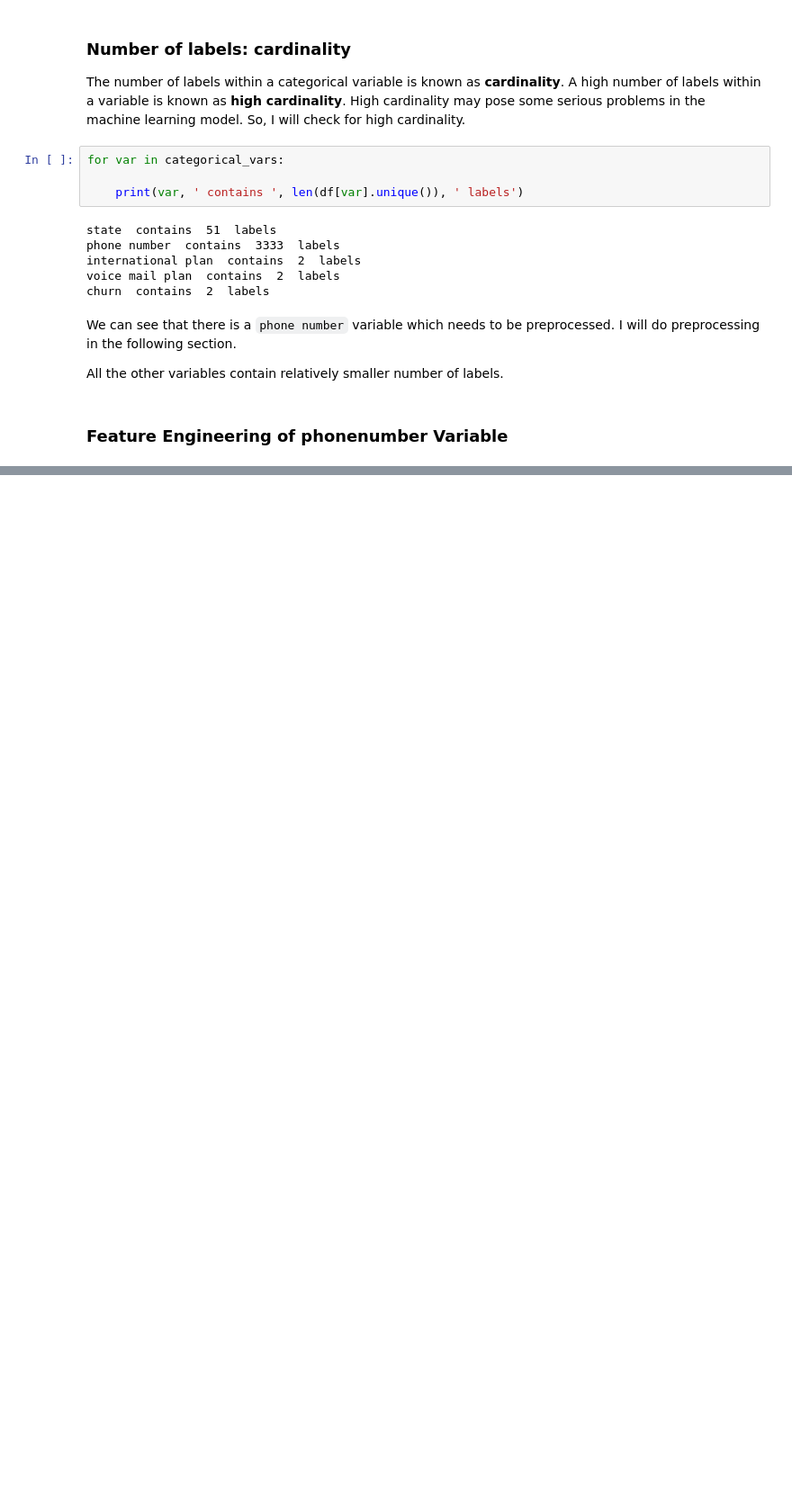
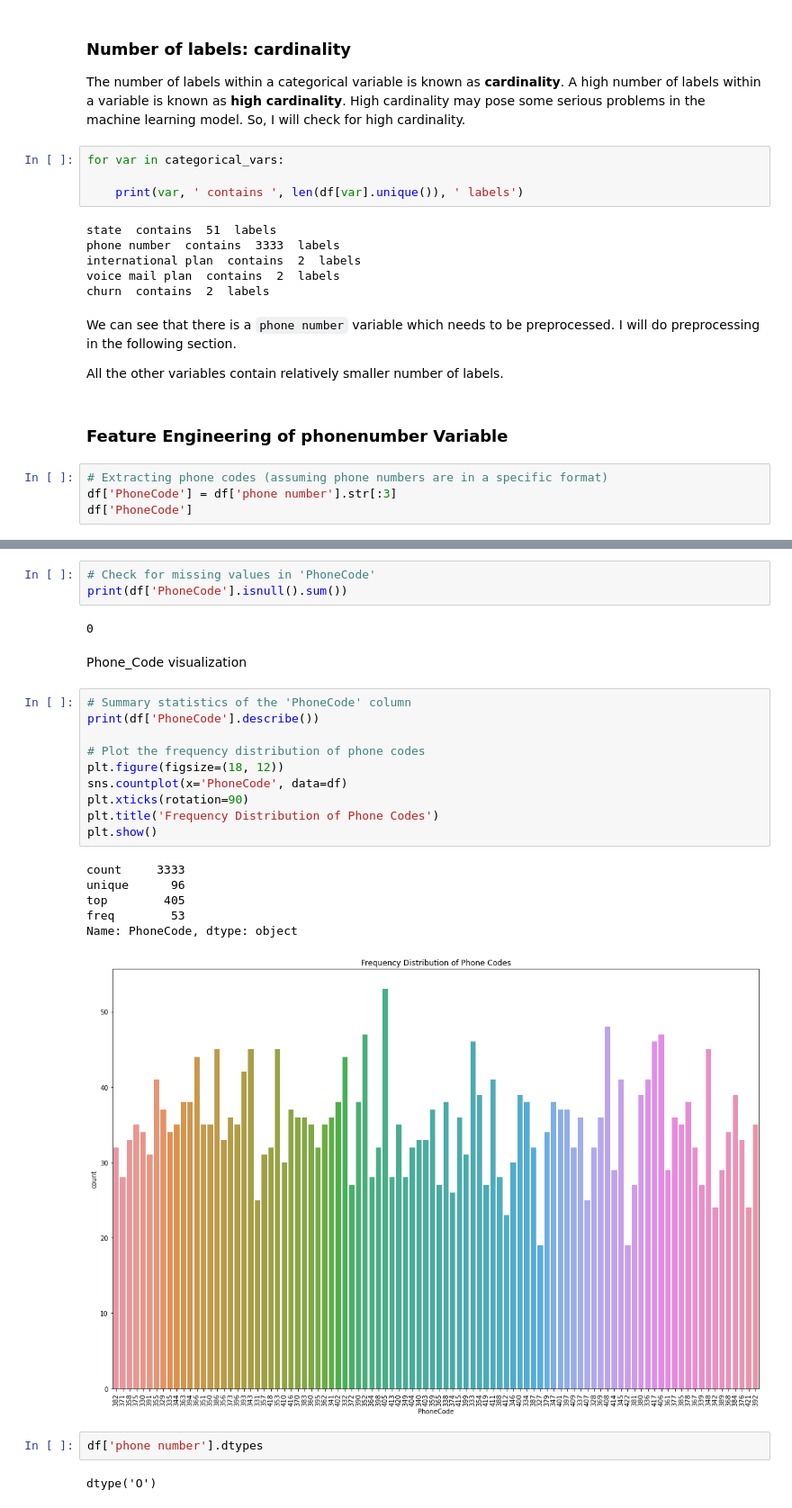
Before and after one commit to Collins-Opiyo/SyriaTelco_Collins_repo-, a Jupyter notebook: index.ipynb, the cells around one changed output, grey strips where cells are left out. Shown: that part at 90% size. Saved outputs shown, nothing was run; the diff lists cells and outputs as text; blank space fills up the shorter version.

Commit message:
a new column Phone Code is created and is of object data typed

```diff
--- a/index.ipynb
+++ b/index.ipynb
@@ -261,3 +261,7 @@ We can see that there is a `phone number` variable which needs to be preprocesse
 All the other variables contain relatively smaller number of labels.
 # %% [markdown]
 ### Feature Engineering of phonenumber Variable
+# %%
+# Extracting phone codes (assuming phone numbers are in a specific format)
+df['PhoneCode'] = df['phone number'].str[:3]
+df['PhoneCode']
@@ -263,0 +307,28 @@ All the other variables contain relatively smaller number of labels.
+# %%
+# Check for missing values in 'PhoneCode'
+print(df['PhoneCode'].isnull().sum())
+# %% [output]
+0
+# %% [markdown]
+Phone_Code visualization
+# %%
+# Summary statistics of the 'PhoneCode' column
+print(df['PhoneCode'].describe())
+
+# Plot the frequency distribution of phone codes
+plt.figure(figsize=(18, 12))
+sns.countplot(x='PhoneCode', data=df)
+plt.xticks(rotation=90)
+plt.title('Frequency Distribution of Phone Codes')
+plt.show()
+# %% [output]
+count     3333
+unique      96
+top        405
+freq        53
+Name: PhoneCode, dtype: object
+[figure, added]
+# %%
+df['phone number'].dtypes
+# %% [output]
+dtype('O')
```
Also changed, not shown: parts of 5 cells of this notebook.
